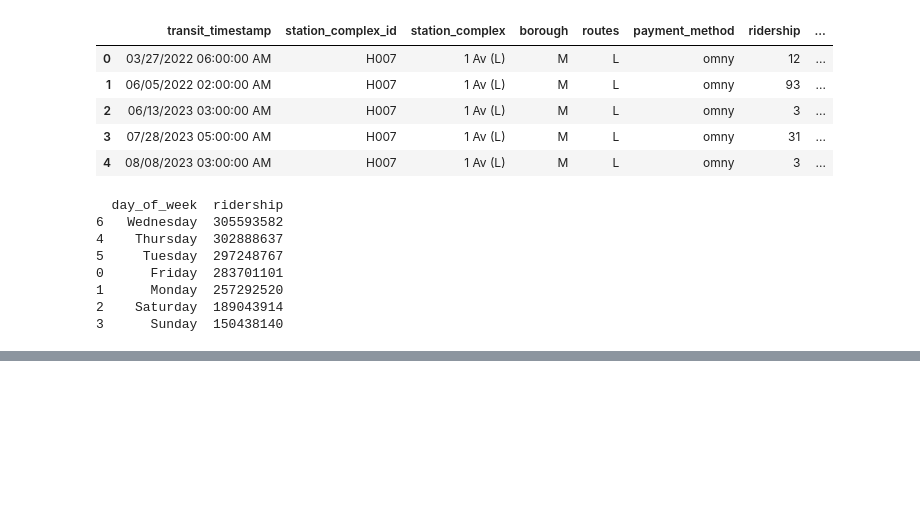
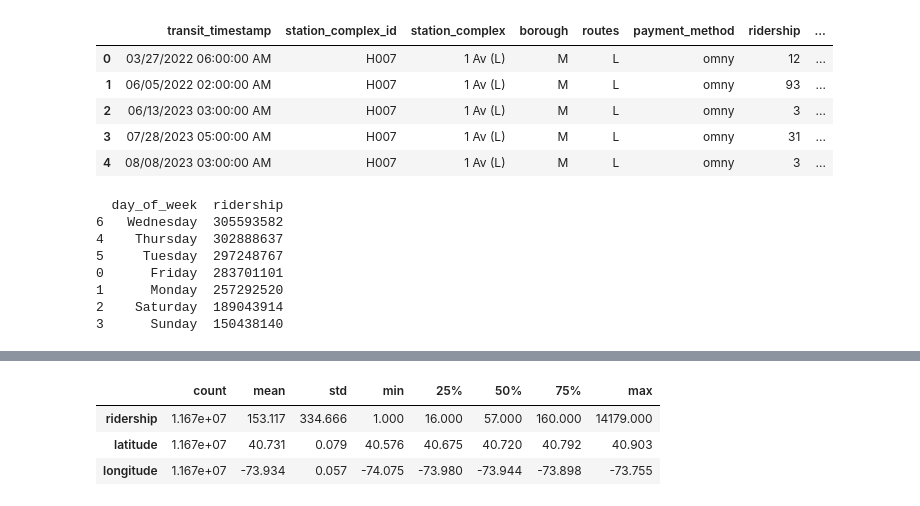
Before and after one commit to umutarsln/IDSA-Project1, a Jupyter notebook: Ahmet/EDA_1.ipynb, the cells around one changed output, grey strips where cells are left out. Cells and saved outputs as stored; diff of their text form; code cells hidden in the pictures; blank space fills up the shorter version.

```diff
--- a/Ahmet/EDA_1.ipynb
+++ b/Ahmet/EDA_1.ipynb
@@ -10,7 +13,6 @@ pd.set_option('display.max_columns', None)
 pd.set_option('display.max_rows', None)
 pd.set_option('display.precision', 3)
 pd.set_option('display.width', 500)
-pd.set_option("display.float_format", lambda x: '%.2f' % x)
 # %%
 df = pd.read_csv('MTA_Subway.csv')
 # %%
@@ -75,0 +142,7 @@ df.head()
+# %%
+df.describe().T
+# %% [output]
+|  | count | mean | std | min | 25% | 50% | 75% | max |
+| ridership | 1.167e+07 | 153.117 | 334.666 | 1.000 | 16.000 | 57.000 | 160.000 | 14179.000 |
+| latitude | 1.167e+07 | 40.731 | 0.079 | 40.576 | 40.675 | 40.720 | 40.792 | 40.903 |
+| longitude | 1.167e+07 | -73.934 | 0.057 | -74.075 | -73.980 | -73.944 | -73.898 | -73.755 |
```
Also changed, not shown: parts of 21 cells of this notebook.
